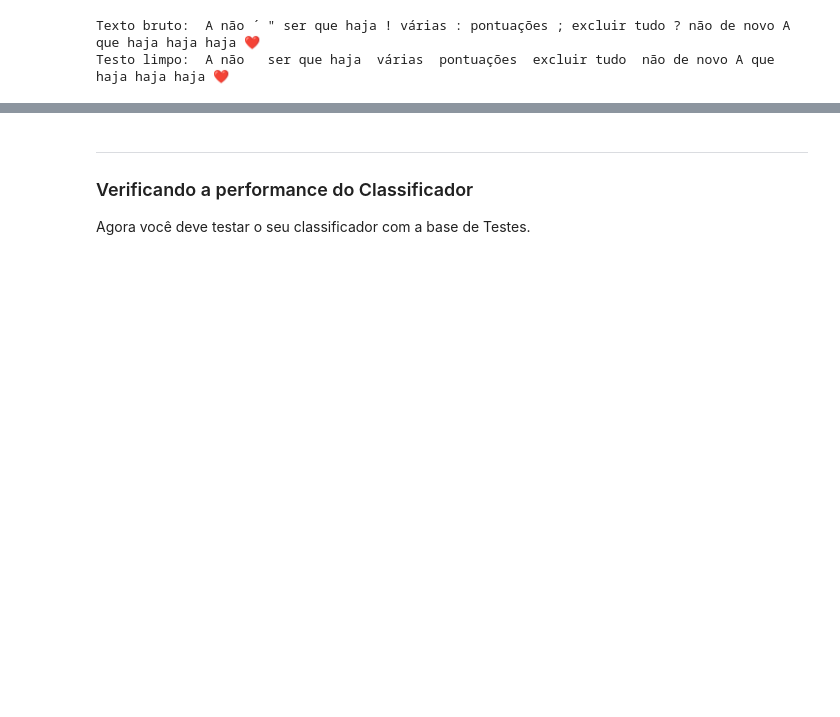
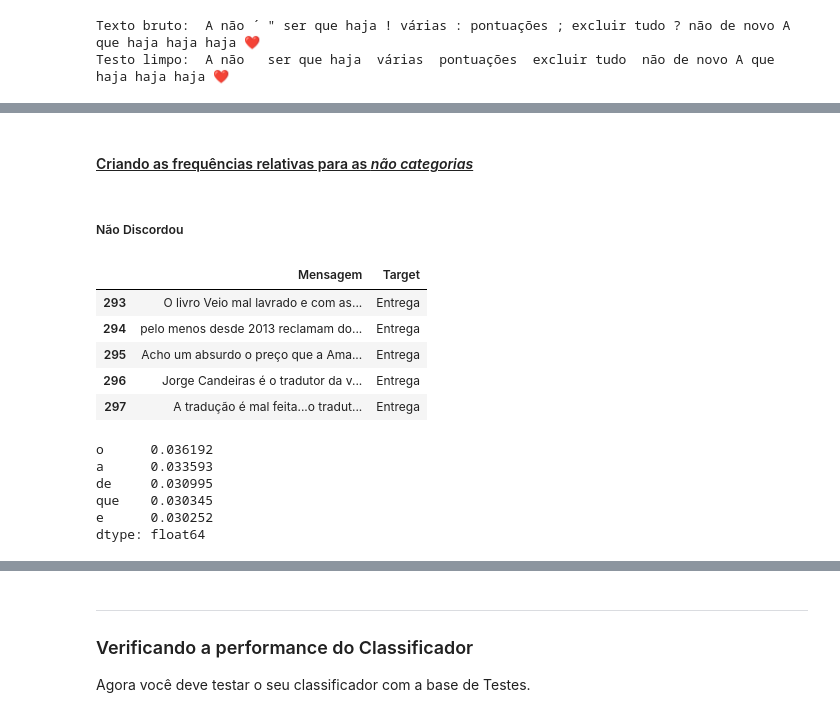
Before and after one commit to MaluSevilha/Naive_Bayes, a Jupyter notebook: Projeto_1.ipynb, the cells around one changed output, grey strips where cells are left out. Cells and saved outputs as stored; diff of their text form; code cells hidden in the pictures; blank space fills up the shorter version.

```diff
--- a/Projeto_1.ipynb
+++ b/Projeto_1.ipynb
@@ -108,0 +321,45 @@ tabela_portugues_relativa.head()
+# %% [markdown]
+#### <u>Criando as frequências relativas para as *não categorias*</u>
+# %% [markdown]
+##### Não Discordou
+# %%
+# Criando o DataFrame Não discordou Discordou
+filtro_nao_discordou =  ((train['Target'] != 'Discordou') & (train['Target'] != 'Fraco e Discordou') & (train['Target'] != 'Entrega e Discordou') & (train['Target'] != 'Todos'))
+nao_discordou = train.loc[filtro_nao_discordou, : ]
+
+# Checando se funcionou
+nao_discordou.tail()
+# %% [output]
+|  | Mensagem | Target |
+| 293 | O livro Veio mal lavrado e com as... | Entrega |
+| 294 | pelo menos desde 2013 reclamam do... | Entrega |
+| 295 | Acho um absurdo o preço que a Ama... | Entrega |
+| 296 | Jorge Candeiras é o tradutor da v... | Entrega |
+| 297 | A tradução é mal feita...o tradut... | Entrega |
+# %%
+# Criando uma tabela de frequências relativas para a categoria NÃO DISCORDOU
+nao_discordou_bruto = list(nao_discordou["Mensagem"])
+nao_discordou_lista = []
+
+for mensagem in nao_discordou_bruto:
+    mensagem = cleanup(mensagem.lower())
+    mensagem = mensagem.split()
+
+    for palavra in mensagem:
+        nao_discordou_lista.append(palavra)
+
+# Tranformando a lista em uma série
+serie_nao_discordou = pd.Series(nao_discordou_lista)
+
+# Transformando a série em uma tabela com as frequências relativas de cada palavra
+tabela_nao_discordou_relativa = serie_nao_discordou.value_counts(True)
+
+# Testando para ver como está a nossa tabela
+tabela_nao_discordou_relativa.head()
+# %% [output]
+o      0.036192
+a      0.033593
+de     0.030995
+que    0.030345
+e      0.030252
+dtype: float64
```
Also changed, not shown: parts of 38 cells of this notebook.
